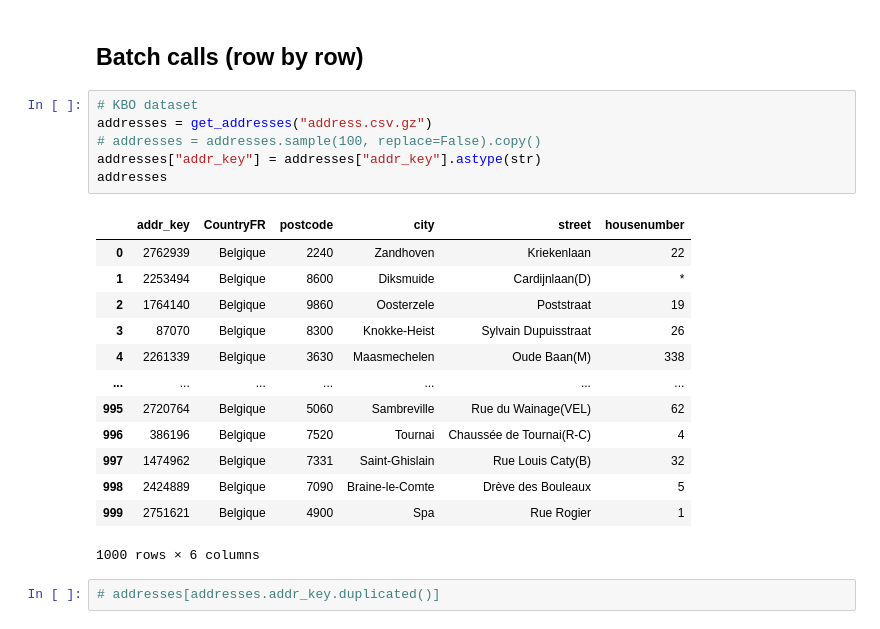
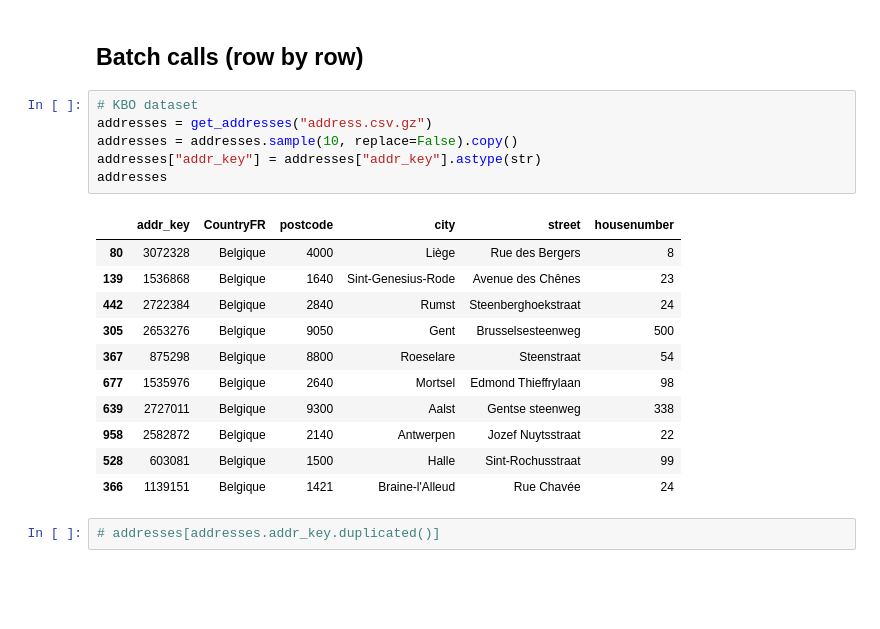
Before and after one commit to SmalsResearch/NominatimWrapper, a Jupyter notebook: AddressCleanserREST_test.ipynb, the cells around one changed output. Drawn from its saved outputs; the diff is of its cells as text; blank space fills up the shorter version.

```diff
--- a/AddressCleanserREST_test.ipynb
+++ b/AddressCleanserREST_test.ipynb
@@ -140,23 +165,21 @@ res
 # %%
 # KBO dataset
 addresses = get_addresses("address.csv.gz")
-# addresses = addresses.sample(100, replace=False).copy()
+addresses = addresses.sample(10, replace=False).copy()
 addresses["addr_key"] = addresses["addr_key"].astype(str)
 addresses
 # %% [output]
 |  | addr_key | CountryFR | postcode | city | street | housenumber |
-| 0 | 2762939 | Belgique | 2240 | Zandhoven | Kriekenlaan | 22 |
-| 1 | 2253494 | Belgique | 8600 | Diksmuide | Cardijnlaan(D) | * |
-| 2 | 1764140 | Belgique | 9860 | Oosterzele | Poststraat | 19 |
-| 3 | 87070 | Belgique | 8300 | Knokke-Heist | Sylvain Dupuisstraat | 26 |
-| 4 | 2261339 | Belgique | 3630 | Maasmechelen | Oude Baan(M) | 338 |
-| ... | ... | ... | ... | ... | ... | ... |
-| 995 | 2720764 | Belgique | 5060 | Sambreville | Rue du Wainage(VEL) | 62 |
-| 996 | 386196 | Belgique | 7520 | Tournai | Chaussée de Tournai(R-C) | 4 |
-| 997 | 1474962 | Belgique | 7331 | Saint-Ghislain | Rue Louis Caty(B) | 32 |
-| 998 | 2424889 | Belgique | 7090 | Braine-le-Comte | Drève des Bouleaux | 5 |
-| 999 | 2751621 | Belgique | 4900 | Spa | Rue Rogier | 1 |
+| 80 | 3072328 | Belgique | 4000 | Liège | Rue des Bergers | 8 |
+| 139 | 1536868 | Belgique | 1640 | Sint-Genesius-Rode | Avenue des Chênes | 23 |
+| 442 | 2722384 | Belgique | 2840 | Rumst | Steenberghoekstraat | 24 |
+| 305 | 2653276 | Belgique | 9050 | Gent | Brusselsesteenweg | 500 |
+| 367 | 875298 | Belgique | 8800 | Roeselare | Steenstraat | 54 |
+| 677 | 1535976 | Belgique | 2640 | Mortsel | Edmond Thieffrylaan | 98 |
+| 639 | 2727011 | Belgique | 9300 | Aalst | Gentse steenweg | 338 |
+| 958 | 2582872 | Belgique | 2140 | Antwerpen | Jozef Nuytsstraat | 22 |
+| 528 | 603081 | Belgique | 1500 | Halle | Sint-Rochusstraat | 99 |
+| 366 | 1139151 | Belgique | 1421 | Braine-l'Alleud | Rue Chavée | 24 |
-1000 rows × 6 columns
 # %%
 # addresses[addresses.addr_key.duplicated()]
 # %%
```
Also changed, not shown: parts of 12 cells of this notebook, 10 other files.
